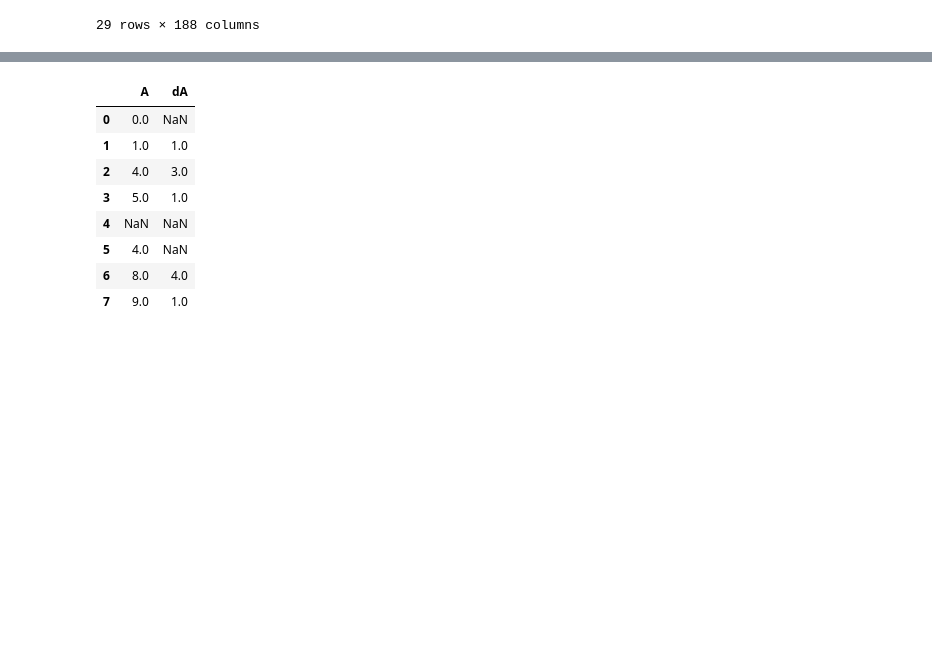
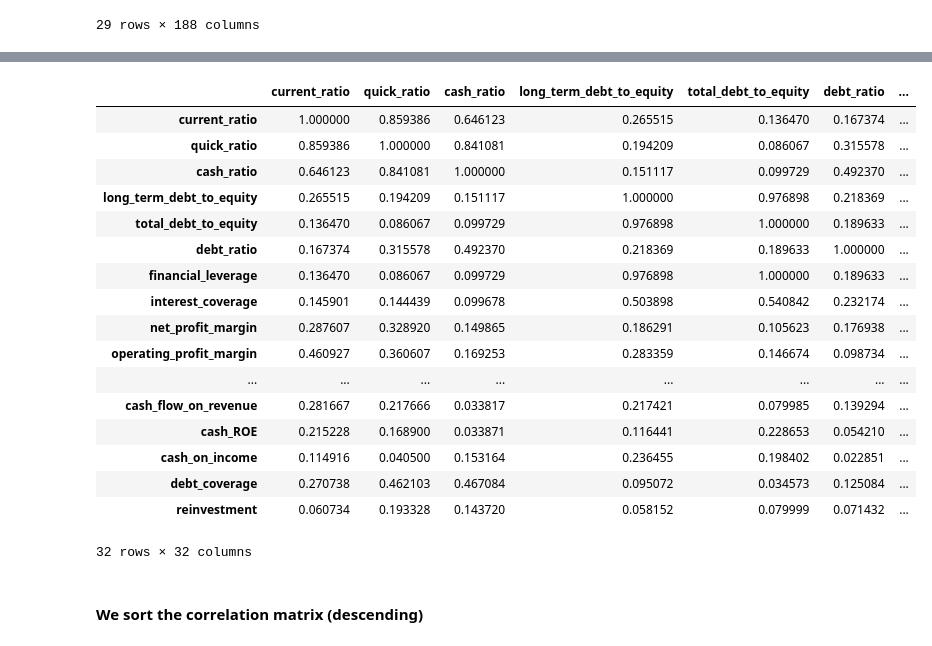
Before and after one commit to vincetran96/Scrape-Finance-Data, a Jupyter notebook: models/VAT_preprocess - Single company - Combine BS IS CF.ipynb, the cells around one changed output, grey strips where cells are left out. Saved outputs shown, nothing was run; the diff lists cells and outputs as text; code cells hidden in the pictures; blank space fills up the shorter version.

Commit message:
Added correlation matrix.

```diff
--- a/models/VAT_preprocess - Single company - Combine BS IS CF.ipynb
+++ b/models/VAT_preprocess - Single company - Combine BS IS CF.ipynb
@@ -386,22 +386,30 @@ IS_CF_BS_reindexed['gross_profit_margin'] = IS_CF_BS_reindexed['Gross Profit'] /
 IS_CF_BS_reindexed['pretax_margin'] = IS_CF_BS_reindexed['Profit before tax'] / IS_CF_BS_reindexed['Net sales']
 
 IS_CF_BS_reindexed['average_total_assets'] = IS_CF_BS_reindexed['TOTAL ASSETS'].rolling(2, min_periods=1).mean()
-
 IS_CF_BS_reindexed['ROA'] = IS_CF_BS_reindexed['Profit after tax corporate income'] / IS_CF_BS_reindexed['average_total_assets']
 IS_CF_BS_reindexed['operating_ROA'] = IS_CF_BS_reindexed[['Profit before tax', 'Of which: Interest expense']].sum(axis=1) / IS_CF_BS_reindexed['average_total_assets']
 
 IS_CF_BS_reindexed['average_total_capital'] = IS_CF_BS_reindexed['Owner\'s capital'].rolling(2, min_periods=1).mean()
+IS_CF_BS_reindexed['ROC'] = IS_CF_BS_reindexed[['Profit before tax', 'Of which: Interest expense']].sum(axis=1) / IS_CF_BS_reindexed['average_total_capital']
 
-IS_CF_BS_reindexed['operating_ROA'] = IS_CF_BS_reindexed[['Profit before tax', 'Of which: Interest expense']].sum(axis=1) / IS_CF_BS_reindexed['average_total_capital']
-
-IS_CF_BS_reindexed['average_total_equity'] = IS_CF_BS_reindexed['Owner\'s equity'].rolling(2, min_periods=1).mean()
-
-IS_CF_BS_reindexed['ROE'] = IS_CF_BS_reindexed[['Profit before tax', 'Of which: Interest expense']].sum(axis=1) / IS_CF_BS_reindexed['average_total_equity']
+IS_CF_BS_reindexed['average_total_equity'] = (IS_CF_BS_reindexed['TOTAL OWNER\'S EQUITY AND LIABILITIES'] - IS_CF_BS_reindexed['LIABILITIES']).rolling(2, min_periods=1).mean()
+IS_CF_BS_reindexed['ROE'] = IS_CF_BS_reindexed['Profit after tax corporate income'] / IS_CF_BS_reindexed['average_total_equity']
 
 IS_CF_BS_reindexed['average_receivables'] = IS_CF_BS_reindexed[['Short-term receivables', 'Short-term trade accounts receivable']].sum(axis=1).rolling(2, min_periods=1).mean()
-
 IS_CF_BS_reindexed['receivables_turnover'] = IS_CF_BS_reindexed['Net sales'] / IS_CF_BS_reindexed['average_receivables']
 
 IS_CF_BS_reindexed['average_inventory'] = IS_CF_BS_reindexed[['Inventories', 'Provision for decline in value of inventories']].sum(axis=1).rolling(2, min_periods=1).mean()
+IS_CF_BS_reindexed['inventory_turnover'] = IS_CF_BS_reindexed['Cost of goods sold'] / IS_CF_BS_reindexed['average_inventory']
 
-IS_CF_BS_reindexed['inventory_turnover'] = IS_CF_BS_reindexed['Cost of goods sold'] / IS_CF_BS_reindexed['average_inventory']
+IS_CF_BS_reindexed['average_payables'] = IS_CF_BS_reindexed['Short-term trade accounts payable'].rolling(window=2, min_periods=1).mean()
+IS_CF_BS_reindexed['payables_turnover'] = (IS_CF_BS_reindexed[['Inventories', 'Provision for decline in value of inventories']].sum(axis=1).diff(1).fillna(0) + IS_CF_BS_reindexed['Cost of goods sold']) / IS_CF_BS_reindexed['average_payables']
+
+IS_CF_BS_reindexed['book_value_per_share'] = (IS_CF_BS_reindexed['TOTAL OWNER\'S EQUITY AND LIABILITIES'] - IS_CF_BS_reindexed['LIABILITIES']) / IS_CF_BS_reindexed['Volume']
+IS_CF_BS_reindexed['cash_ROA'] = IS_CF_BS_reindexed['net_cash_from_operating'] / IS_CF_BS_reindexed['average_total_assets']
+IS_CF_BS_reindexed['cash_flow_on_revenue'] = IS_CF_BS_reindexed['net_cash_from_operating'] / IS_CF_BS_reindexed['Net sales']
+IS_CF_BS_reindexed['cash_ROE'] = IS_CF_BS_reindexed['net_cash_from_operating'] / IS_CF_BS_reindexed['average_total_equity']
+IS_CF_BS_reindexed['cash_on_income'] = IS_CF_BS_reindexed['net_cash_from_operating'] / IS_CF_BS_reindexed[['Profit before tax', 'Of which: Interest expense']].sum(axis=1)
+IS_CF_BS_reindexed['debt_coverage'] = IS_CF_BS_reindexed['net_cash_from_operating'] / IS_CF_BS_reindexed['LIABILITIES']
+IS_CF_BS_reindexed['interest_coverage'] = IS_CF_BS_reindexed[['net_cash_from_operating', 'cash_paid_for_interest', 'cash_paid_for_taxes']].sum(axis=1) / IS_CF_BS_reindexed['cash_paid_for_interest']
+IS_CF_BS_reindexed['reinvestment'] = IS_CF_BS_reindexed['net_cash_from_operating'] / IS_CF_BS_reindexed['cash_paid_for_new_PPE']
+IS_CF_BS_reindexed['total_net_accruals'] = IS_CF_BS_reindexed['TOTAL ASSETS'].diff(1).fillna(0) - IS_CF_BS_reindexed['LIABILITIES'].diff(1).fillna(0) - IS_CF_BS_reindexed['net_cash_flow']
@@ -430,14 +416,24 @@ IS_CF_BS_reindexed['inventory_turnover'] = IS_CF_BS_reindexed['Cost of goods sol
-# %%
-df_test = pd.DataFrame({'A': [0,1,4,5,np.nan,4,8,9]})
-df_test['dA'] = df_test['A'].diff(1)
-df_test
-# %% [output]
-|  | A | dA |
-| 0 | 0.0 | NaN |
-| 1 | 1.0 | 1.0 |
-| 2 | 4.0 | 3.0 |
-| 3 | 5.0 | 1.0 |
-| 4 | NaN | NaN |
-| 5 | 4.0 | NaN |
-| 6 | 8.0 | 4.0 |
-| 7 | 9.0 | 1.0 |
+# %%
+corr_matrix = IS_CF_BS_reindexed.iloc[:, 188:220].corr().abs()
+corr_matrix
+# %% [output]
+|  | current_ratio | quick_ratio | cash_ratio | long_term_debt_to_equity | total_debt_to_equity | debt_ratio | ... |
+| current_ratio | 1.000000 | 0.859386 | 0.646123 | 0.265515 | 0.136470 | 0.167374 | ... |
+| quick_ratio | 0.859386 | 1.000000 | 0.841081 | 0.194209 | 0.086067 | 0.315578 | ... |
+| cash_ratio | 0.646123 | 0.841081 | 1.000000 | 0.151117 | 0.099729 | 0.492370 | ... |
+| long_term_debt_to_equity | 0.265515 | 0.194209 | 0.151117 | 1.000000 | 0.976898 | 0.218369 | ... |
+| total_debt_to_equity | 0.136470 | 0.086067 | 0.099729 | 0.976898 | 1.000000 | 0.189633 | ... |
+| debt_ratio | 0.167374 | 0.315578 | 0.492370 | 0.218369 | 0.189633 | 1.000000 | ... |
+| financial_leverage | 0.136470 | 0.086067 | 0.099729 | 0.976898 | 1.000000 | 0.189633 | ... |
+| interest_coverage | 0.145901 | 0.144439 | 0.099678 | 0.503898 | 0.540842 | 0.232174 | ... |
+| net_profit_margin | 0.287607 | 0.328920 | 0.149865 | 0.186291 | 0.105623 | 0.176938 | ... |
+| operating_profit_margin | 0.460927 | 0.360607 | 0.169253 | 0.283359 | 0.146674 | 0.098734 | ... |
+| ... | ... | ... | ... | ... | ... | ... | ... |
+| cash_flow_on_revenue | 0.281667 | 0.217666 | 0.033817 | 0.217421 | 0.079985 | 0.139294 | ... |
+| cash_ROE | 0.215228 | 0.168900 | 0.033871 | 0.116441 | 0.228653 | 0.054210 | ... |
+| cash_on_income | 0.114916 | 0.040500 | 0.153164 | 0.236455 | 0.198402 | 0.022851 | ... |
+| debt_coverage | 0.270738 | 0.462103 | 0.467084 | 0.095072 | 0.034573 | 0.125084 | ... |
+| reinvestment | 0.060734 | 0.193328 | 0.143720 | 0.058152 | 0.079999 | 0.071432 | ... |
+32 rows × 32 columns
+# %% [markdown]
+#### We sort the correlation matrix (descending)
```
Also changed, not shown: parts of 2 cells of this notebook.
